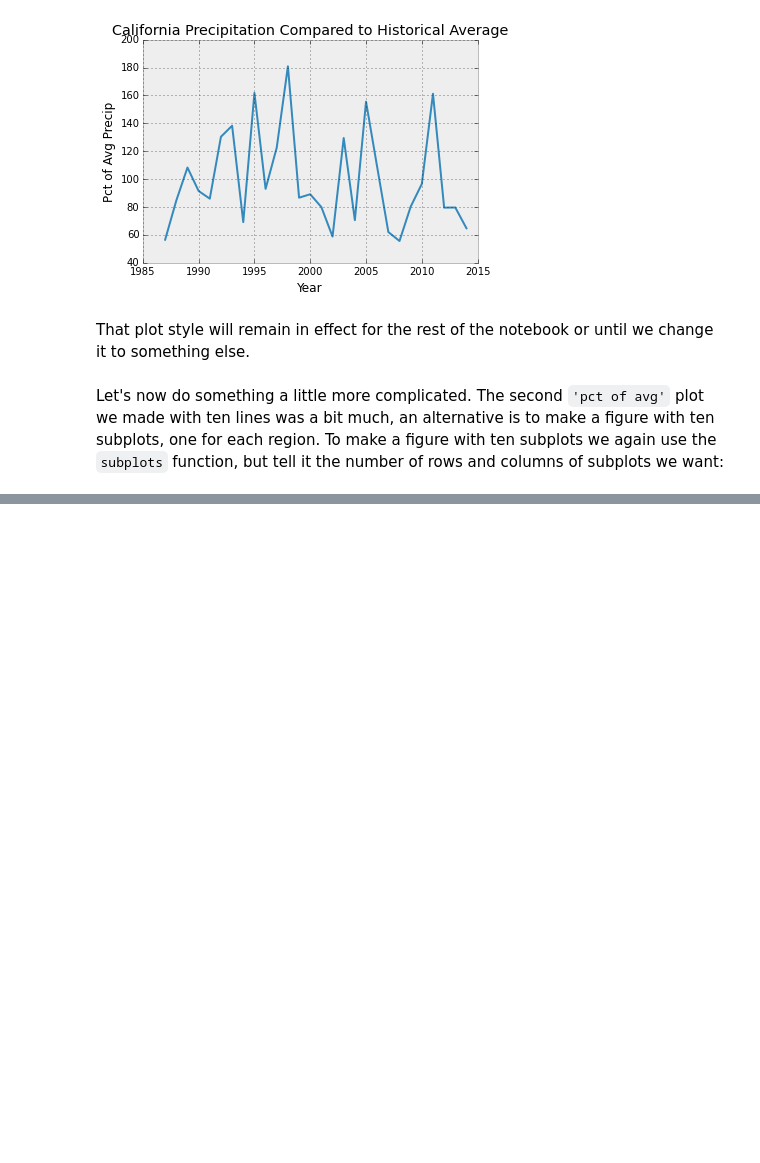
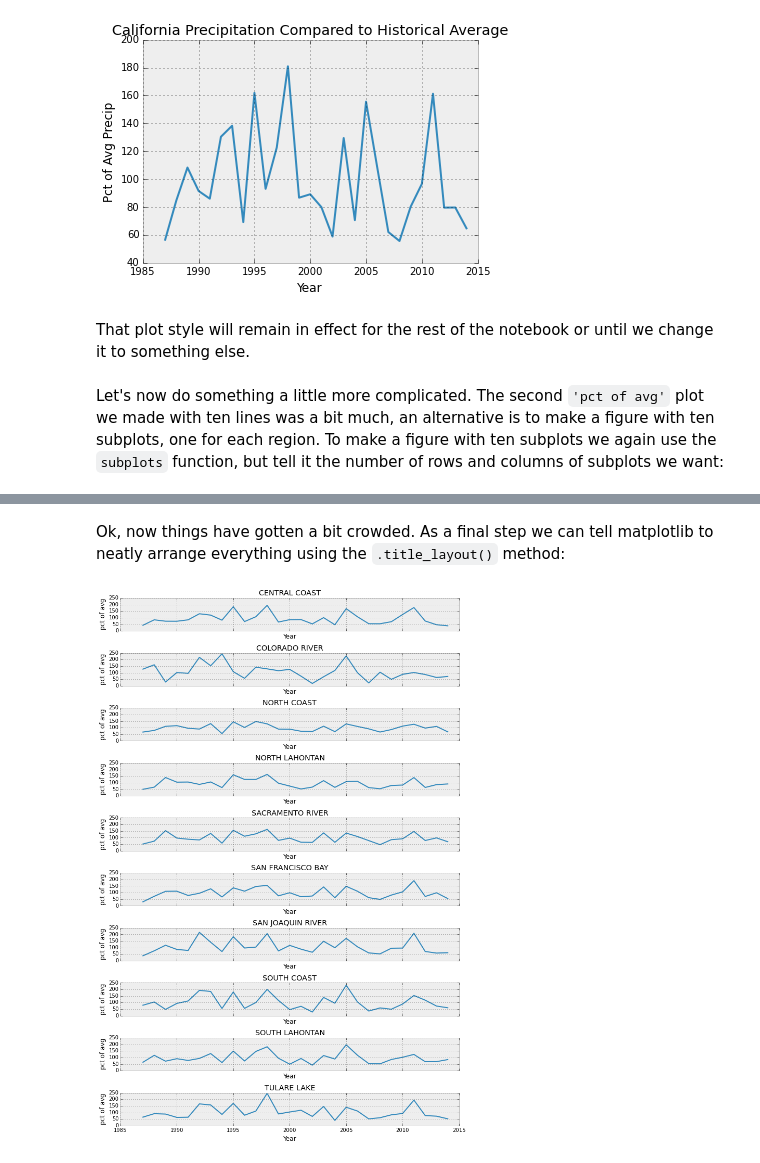
Before and after one commit to jiffyclub/2015-07-06-scipy, a Jupyter notebook: scientific_python/Intro to Plotting.ipynb, the cells around one changed output, grey strips where cells are left out. Cells and saved outputs as stored; diff of their text form; code cells hidden in the pictures; blank space fills up the shorter version.

Commit message:
finish(?) matplotlib section

```diff
--- a/scientific_python/Intro to Plotting.ipynb
+++ b/scientific_python/Intro to Plotting.ipynb
@@ -246,0 +304,8 @@ fig, ax = plt.subplots(10, 1)
+# %% [markdown]
+Ok, now things have gotten a bit crowded.
+As a final step we can tell matplotlib to neatly arrange everything using the `.title_layout()` method:
+# %%
+fig.tight_layout()
+fig
+# %% [output]
+[figure, added]
```
Also changed, not shown: parts of 11 cells of this notebook.
